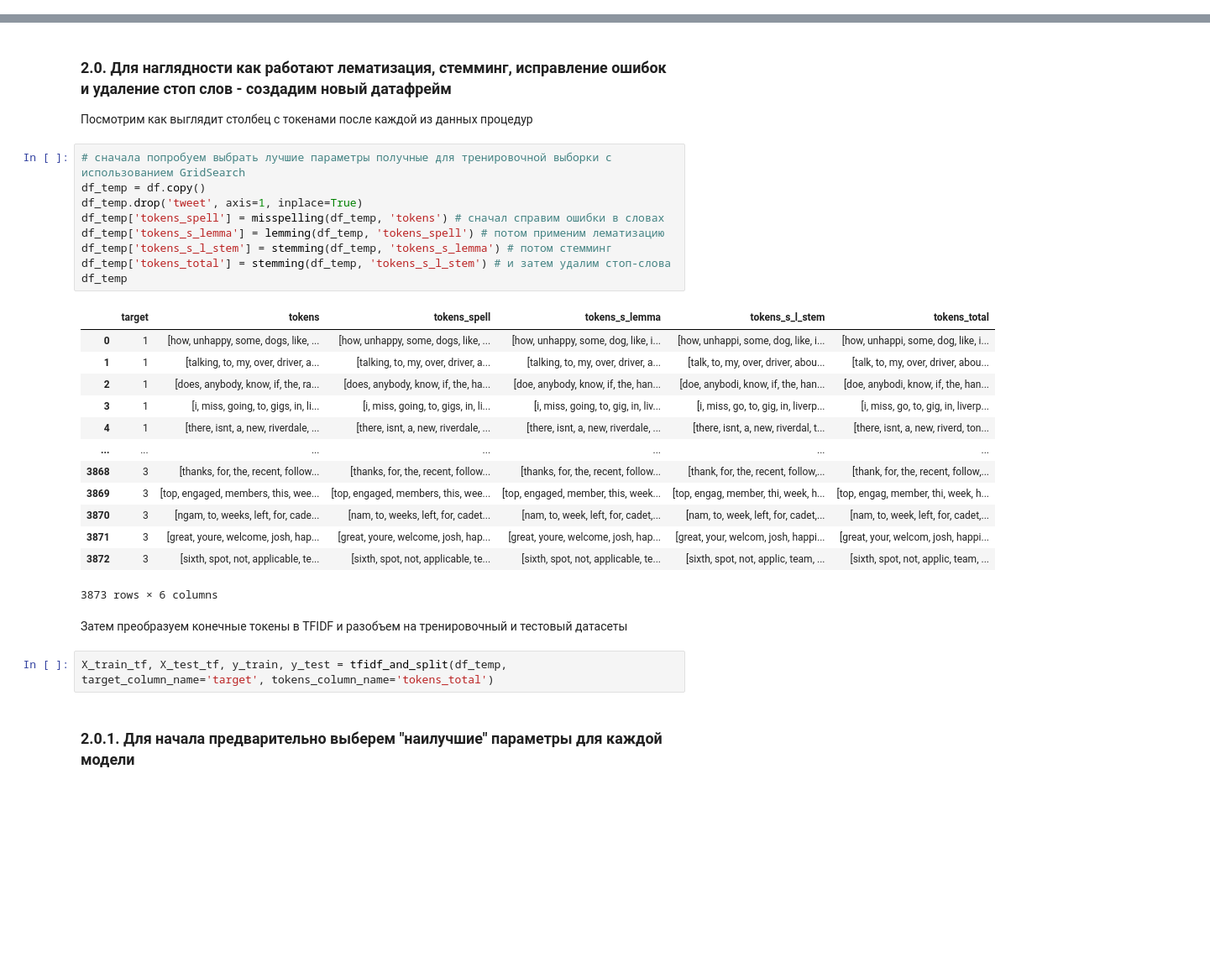
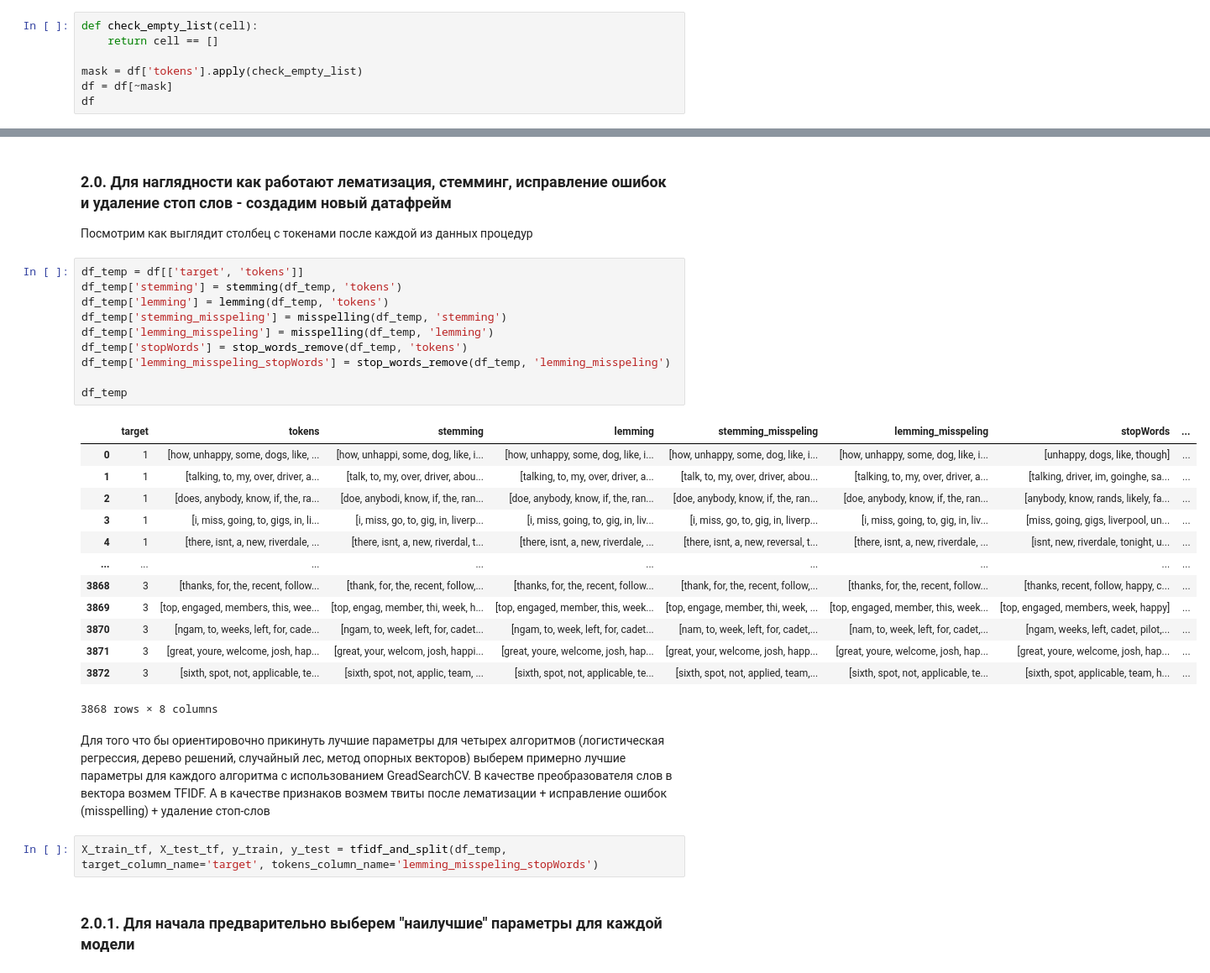
Before and after one commit to KolyaDavydov/DS_01_Twits, a Jupyter notebook: src/ds_01.ipynb, the cells around one changed output, grey strips where cells are left out. Shown at 84% size. Saved outputs shown, nothing was run; the diff lists cells and outputs as text; blank space fills up the shorter version.

```diff
--- a/src/ds_01.ipynb
+++ b/src/ds_01.ipynb
@@ -156,0 +168,7 @@ df.head()
+# %%
+def check_empty_list(cell):
+    return cell == []
+
+mask = df['tokens'].apply(check_empty_list)
+df = df[~mask]
+df
@@ -321,32 +399,36 @@ def make_classification(prep_name, df, tokens_column, target_column, model):
 ### 2.0. Для наглядности как работают лематизация, стемминг, исправление ошибок и удаление стоп слов - создадим новый датафрейм
 Посмотрим как выглядит столбец с токенами после каждой из данных процедур
 # %%
-# сначала попробуем выбрать лучшие параметры получные для тренировочной выборки с использованием GridSearch
-df_temp = df.copy()
-df_temp.drop('tweet', axis=1, inplace=True)
-df_temp['tokens_spell'] = misspelling(df_temp, 'tokens') # сначал справим ошибки в словах
-df_temp['tokens_s_lemma'] = lemming(df_temp, 'tokens_spell') # потом применим лематизацию
-df_temp['tokens_s_l_stem'] = stemming(df_temp, 'tokens_s_lemma') # потом стемминг
-df_temp['tokens_total'] = stemming(df_temp, 'tokens_s_l_stem') # и затем удалим стоп-слова
+df_temp = df[['target', 'tokens']]
+df_temp['stemming'] = stemming(df_temp, 'tokens')
+df_temp['lemming'] = lemming(df_temp, 'tokens')
+df_temp['stemming_misspeling'] = misspelling(df_temp, 'stemming')
+df_temp['lemming_misspeling'] = misspelling(df_temp, 'lemming')
+df_temp['stopWords'] = stop_words_remove(df_temp, 'tokens')
+df_temp['lemming_misspeling_stopWords'] = stop_words_remove(df_temp, 'lemming_misspeling')
+
 df_temp
 # %% [output]
-|  | target | tokens | tokens_spell | tokens_s_lemma | tokens_s_l_stem | tokens_total |
-| 0 | 1 | [how, unhappy, some, dogs, like, ... | [how, unhappy, some, dogs, like, ... | [how, unhappy, some, dog, like, i... | [how, unhappi, some, dog, like, i... | [how, unhappi, some, dog, like, i... |
-| 1 | 1 | [talking, to, my, over, driver, a... | [talking, to, my, over, driver, a... | [talking, to, my, over, driver, a... | [talk, to, my, over, driver, abou... | [talk, to, my, over, driver, abou... |
-| 2 | 1 | [does, anybody, know, if, the, ra... | [does, anybody, know, if, the, ha... | [doe, anybody, know, if, the, han... | [doe, anybodi, know, if, the, han... | [doe, anybodi, know, if, the, han... |
-| 3 | 1 | [i, miss, going, to, gigs, in, li... | [i, miss, going, to, gigs, in, li... | [i, miss, going, to, gig, in, liv... | [i, miss, go, to, gig, in, liverp... | [i, miss, go, to, gig, in, liverp... |
-| 4 | 1 | [there, isnt, a, new, riverdale, ... | [there, isnt, a, new, riverdale, ... | [there, isnt, a, new, riverdale, ... | [there, isnt, a, new, riverdal, t... | [there, isnt, a, new, riverd, ton... |
-| ... | ... | ... | ... | ... | ... | ... |
-| 3868 | 3 | [thanks, for, the, recent, follow... | [thanks, for, the, recent, follow... | [thanks, for, the, recent, follow... | [thank, for, the, recent, follow,... | [thank, for, the, recent, follow,... |
-| 3869 | 3 | [top, engaged, members, this, wee... | [top, engaged, members, this, wee... | [top, engaged, member, this, week... | [top, engag, member, thi, week, h... | [top, engag, member, thi, week, h... |
-| 3870 | 3 | [ngam, to, weeks, left, for, cade... | [nam, to, weeks, left, for, cadet... | [nam, to, week, left, for, cadet,... | [nam, to, week, left, for, cadet,... | [nam, to, week, left, for, cadet,... |
-| 3871 | 3 | [great, youre, welcome, josh, hap... | [great, youre, welcome, josh, hap... | [great, youre, welcome, josh, hap... | [great, your, welcom, josh, happi... | [great, your, welcom, josh, happi... |
-| 3872 | 3 | [sixth, spot, not, applicable, te... | [sixth, spot, not, applicable, te... | [sixth, spot, not, applicable, te... | [sixth, spot, not, applic, team, ... | [sixth, spot, not, applic, team, ... |
+|  | target | tokens | stemming | lemming | stemming_misspeling | lemming_misspeling | stopWords | ... |
+| 0 | 1 | [how, unhappy, some, dogs, like, ... | [how, unhappi, some, dog, like, i... | [how, unhappy, some, dog, like, i... | [how, unhappy, some, dog, like, i... | [how, unhappy, some, dog, like, i... | [unhappy, dogs, like, though] | ... |
+| 1 | 1 | [talking, to, my, over, driver, a... | [talk, to, my, over, driver, abou... | [talking, to, my, over, driver, a... | [talk, to, my, over, driver, abou... | [talking, to, my, over, driver, a... | [talking, driver, im, goinghe, sa... | ... |
+| 2 | 1 | [does, anybody, know, if, the, ra... | [doe, anybodi, know, if, the, ran... | [doe, anybody, know, if, the, ran... | [doe, anybody, know, if, the, ran... | [doe, anybody, know, if, the, ran... | [anybody, know, rands, likely, fa... | ... |
+| 3 | 1 | [i, miss, going, to, gigs, in, li... | [i, miss, go, to, gig, in, liverp... | [i, miss, going, to, gig, in, liv... | [i, miss, go, to, gig, in, liverp... | [i, miss, going, to, gig, in, liv... | [miss, going, gigs, liverpool, un... | ... |
+| 4 | 1 | [there, isnt, a, new, riverdale, ... | [there, isnt, a, new, riverdal, t... | [there, isnt, a, new, riverdale, ... | [there, isnt, a, new, reversal, t... | [there, isnt, a, new, riverdale, ... | [isnt, new, riverdale, tonight, u... | ... |
+| ... | ... | ... | ... | ... | ... | ... | ... | ... |
+| 3868 | 3 | [thanks, for, the, recent, follow... | [thank, for, the, recent, follow,... | [thanks, for, the, recent, follow... | [thank, for, the, recent, follow,... | [thanks, for, the, recent, follow... | [thanks, recent, follow, happy, c... | ... |
+| 3869 | 3 | [top, engaged, members, this, wee... | [top, engag, member, thi, week, h... | [top, engaged, member, this, week... | [top, engage, member, thi, week, ... | [top, engaged, member, this, week... | [top, engaged, members, week, happy] | ... |
+| 3870 | 3 | [ngam, to, weeks, left, for, cade... | [ngam, to, week, left, for, cadet... | [ngam, to, week, left, for, cadet... | [nam, to, week, left, for, cadet,... | [nam, to, week, left, for, cadet,... | [ngam, weeks, left, cadet, pilot,... | ... |
+| 3871 | 3 | [great, youre, welcome, josh, hap... | [great, your, welcom, josh, happi... | [great, youre, welcome, josh, hap... | [great, your, welcome, josh, happ... | [great, youre, welcome, josh, hap... | [great, youre, welcome, josh, hap... | ... |
+| 3872 | 3 | [sixth, spot, not, applicable, te... | [sixth, spot, not, applic, team, ... | [sixth, spot, not, applicable, te... | [sixth, spot, not, applied, team,... | [sixth, spot, not, applicable, te... | [sixth, spot, applicable, team, h... | ... |
-3873 rows × 6 columns
+3868 rows × 8 columns
 # %% [markdown]
-Затем преобразуем конечные токены в TFIDF и разобъем на тренировочный и тестовый датасеты
+Для того что бы ориентировочно прикинуть лучшие параметры для четырех алгоритмов (логистическая регрессия, дерево решений, случайный лес, метод опорных векторов)
+выберем примерно лучшие параметры для каждого алгоритма с использованием GreadSearchCV.
+В качестве преобразователя слов в вектора возмем TFIDF.
+А в качестве признаков возмем твиты после лематизации + исправление ошибок (misspelling) + удаление стоп-слов
 # %%
-X_train_tf, X_test_tf, y_train, y_test = tfidf_and_split(df_temp, target_column_name='target', tokens_column_name='tokens_total')
+X_train_tf, X_test_tf, y_train, y_test = tfidf_and_split(df_temp, target_column_name='target', tokens_column_name='lemming_misspeling_stopWords')
 # %% [markdown]
 ### 2.0.1. Для начала предварительно выберем "наилучшие" параметры для каждой модели
 # %%
```
Also changed, not shown: parts of 31 cells of this notebook.
